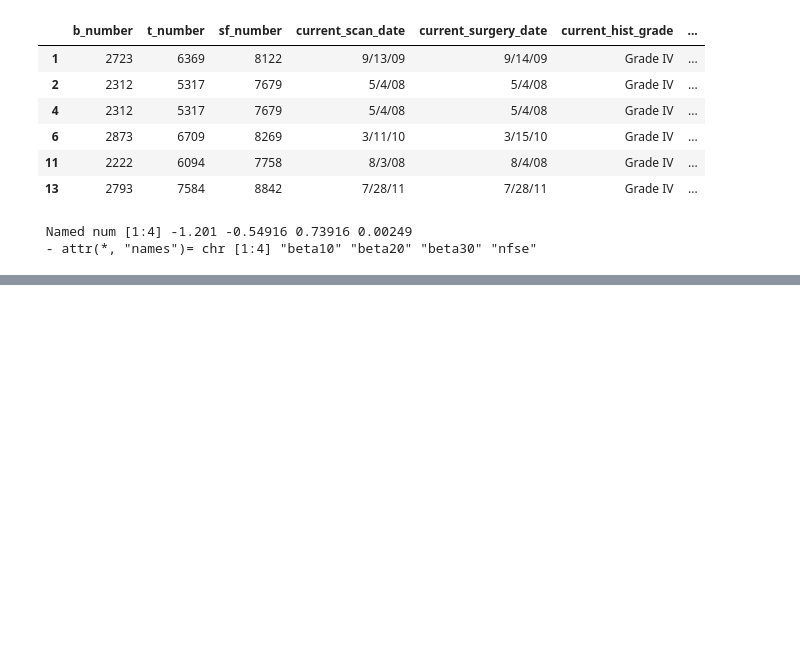
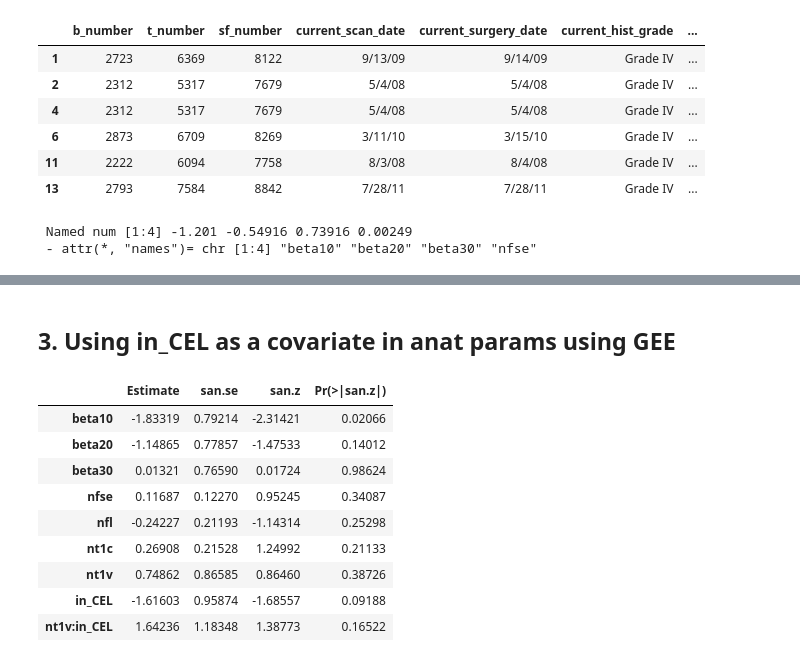
Before and after one commit to julclu/DataWrangling, a Jupyter notebook: AnalyzeData/AllBiopsies/DataSummary_TumorScore_Anatomical.ipynb, the cells around one changed output, grey strips where cells are left out. Drawn from its saved outputs; the diff is of its cells as text; code cells hidden in the pictures; blank space fills up the shorter version.

```diff
--- a/AnalyzeData/AllBiopsies/DataSummary_TumorScore_Anatomical.ipynb
+++ b/AnalyzeData/AllBiopsies/DataSummary_TumorScore_Anatomical.ipynb
@@ -234,0 +226,7 @@ head(recgli)
+# %%
+#library(multgee)
+recgli$tumor_cell_evaluation = as.character(recgli$tumor_cell_evaluation)
+recgli$tumor_cell_evaluation = as.numeric(recgli$tumor_cell_evaluation)
+anat.fit = ordLORgee(formula = tumor_cell_evaluation ~ nfse+nfl+nt1c+nt1v, link = "logit",
+                      id = t_number, data = recgli, LORstr = "category.exch")
+summary(anat.fit)$coefficients
@@ -234,0 +242,18 @@ head(recgli)
+# %% [markdown]
+## 3. Using in_CEL as a covariate in anat params using GEE
+# %%
+anat.cel.fit = anat.fit = ordLORgee(formula = tumor_cell_evaluation ~ nfse+nfl+nt1c+nt1v*in_CEL, link = "logit",
+                      id = t_number, data = recgli, LORstr = "category.exch")
+# %%
+summary(anat.cel.fit)$coefficients
+# %% [output]
+|  | Estimate | san.se | san.z | Pr(>|san.z|) |
+| beta10 | -1.83319 | 0.79214 | -2.31421 | 0.02066 |
+| beta20 | -1.14865 | 0.77857 | -1.47533 | 0.14012 |
+| beta30 | 0.01321 | 0.76590 | 0.01724 | 0.98624 |
+| nfse | 0.11687 | 0.12270 | 0.95245 | 0.34087 |
+| nfl | -0.24227 | 0.21193 | -1.14314 | 0.25298 |
+| nt1c | 0.26908 | 0.21528 | 1.24992 | 0.21133 |
+| nt1v | 0.74862 | 0.86585 | 0.86460 | 0.38726 |
+| in_CEL | -1.61603 | 0.95874 | -1.68557 | 0.09188 |
+| nt1v:in_CEL | 1.64236 | 1.18348 | 1.38773 | 0.16522 |
```
Also changed, not shown: parts of 9 cells of this notebook, 5 other files.
